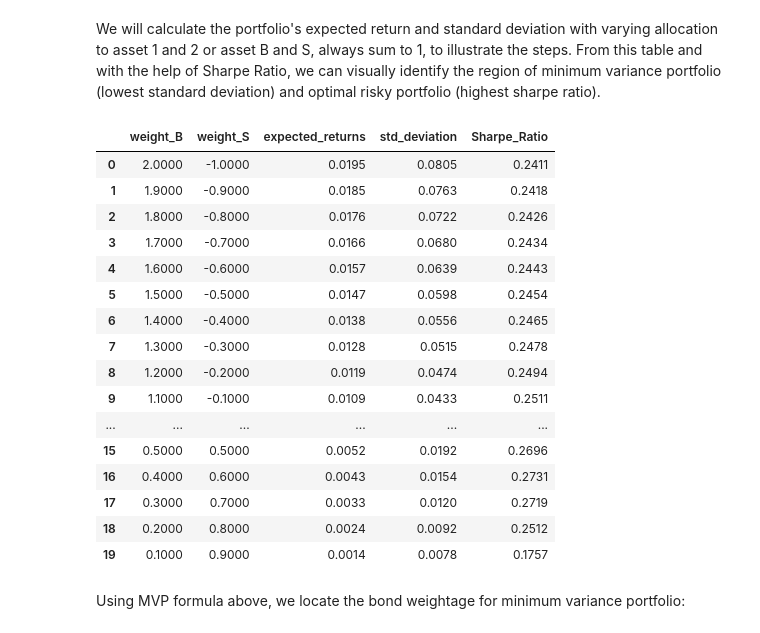
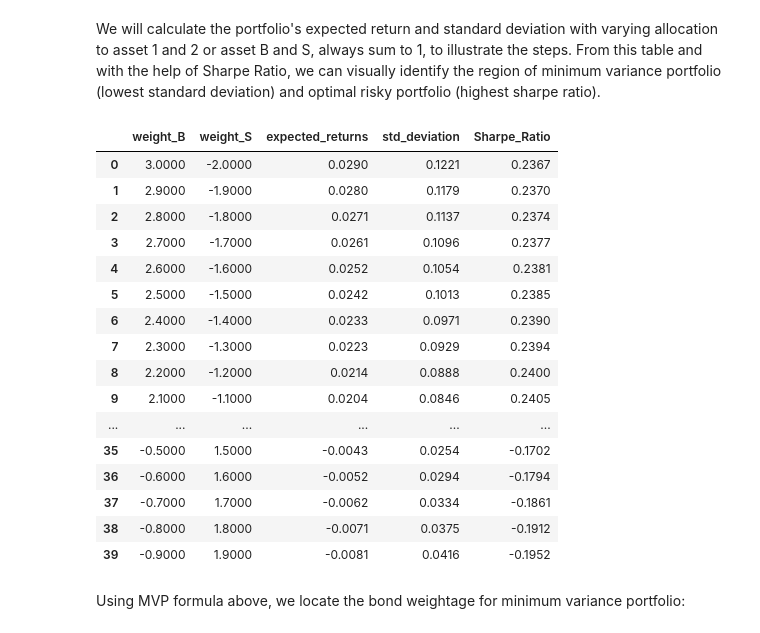
Before and after one commit to anthonyng2/NYP_IAPM, a Jupyter notebook: IAPM 2016 ICA 2 Key Solution.ipynb, the cells around one changed output. Cells and saved outputs as stored; diff of their text form; code cells hidden in the pictures.

```diff
--- a/IAPM 2016 ICA 2 Key Solution.ipynb
+++ b/IAPM 2016 ICA 2 Key Solution.ipynb
@@ -360,36 +360,36 @@ pd.set_option('display.float_format', lambda x: '%.4f' % x)
 # %% [markdown]
 We will calculate the portfolio's expected return and standard deviation with varying allocation to asset 1 and 2 or asset B and S, always sum to 1, to illustrate the steps. From this table and with the help of Sharpe Ratio, we can visually identify the region of minimum variance portfolio (lowest standard deviation) and optimal risky portfolio (highest sharpe ratio).
 # %%
-w = np.arange(-1, 1., 0.1)
+w = np.arange(-2, 2., 0.1)
 res = pd.DataFrame({'weight_S':w,
                     'weight_B':1 - w})
 res['expected_returns'] = res['weight_S'] * summary_stats['Average'][asset_1] + \
                           res['weight_B'] * summary_stats['Average'][asset_2]
 res['std_deviation'] = np.sqrt((res['weight_B'] * summary_stats['Standard_Deviation'][asset_2]) ** 2 + \
                                (res['weight_S'] * summary_stats['Standard_Deviation'][asset_1]) ** 2 + \
                                2 * (res['weight_B'] * summary_stats['Standard_Deviation'][asset_2]) * \
                                    (res['weight_S'] * summary_stats['Standard_Deviation'][asset_1]) * \
                                    corr_mat[asset_1][asset_2])
 res['Sharpe_Ratio'] = (res['expected_returns'] - summary_stats['Average']['Tbill']) / res['std_deviation']
 res
 # %% [output]
 |  | weight_B | weight_S | expected_returns | std_deviation | Sharpe_Ratio |
-| 0 | 2.0000 | -1.0000 | 0.0195 | 0.0805 | 0.2411 |
-| 1 | 1.9000 | -0.9000 | 0.0185 | 0.0763 | 0.2418 |
-| 2 | 1.8000 | -0.8000 | 0.0176 | 0.0722 | 0.2426 |
-| 3 | 1.7000 | -0.7000 | 0.0166 | 0.0680 | 0.2434 |
-| 4 | 1.6000 | -0.6000 | 0.0157 | 0.0639 | 0.2443 |
-| 5 | 1.5000 | -0.5000 | 0.0147 | 0.0598 | 0.2454 |
-| 6 | 1.4000 | -0.4000 | 0.0138 | 0.0556 | 0.2465 |
-| 7 | 1.3000 | -0.3000 | 0.0128 | 0.0515 | 0.2478 |
-| 8 | 1.2000 | -0.2000 | 0.0119 | 0.0474 | 0.2494 |
-| 9 | 1.1000 | -0.1000 | 0.0109 | 0.0433 | 0.2511 |
+| 0 | 3.0000 | -2.0000 | 0.0290 | 0.1221 | 0.2367 |
+| 1 | 2.9000 | -1.9000 | 0.0280 | 0.1179 | 0.2370 |
+| 2 | 2.8000 | -1.8000 | 0.0271 | 0.1137 | 0.2374 |
+| 3 | 2.7000 | -1.7000 | 0.0261 | 0.1096 | 0.2377 |
+| 4 | 2.6000 | -1.6000 | 0.0252 | 0.1054 | 0.2381 |
+| 5 | 2.5000 | -1.5000 | 0.0242 | 0.1013 | 0.2385 |
+| 6 | 2.4000 | -1.4000 | 0.0233 | 0.0971 | 0.2390 |
+| 7 | 2.3000 | -1.3000 | 0.0223 | 0.0929 | 0.2394 |
+| 8 | 2.2000 | -1.2000 | 0.0214 | 0.0888 | 0.2400 |
+| 9 | 2.1000 | -1.1000 | 0.0204 | 0.0846 | 0.2405 |
 | ... | ... | ... | ... | ... | ... |
-| 15 | 0.5000 | 0.5000 | 0.0052 | 0.0192 | 0.2696 |
-| 16 | 0.4000 | 0.6000 | 0.0043 | 0.0154 | 0.2731 |
-| 17 | 0.3000 | 0.7000 | 0.0033 | 0.0120 | 0.2719 |
-| 18 | 0.2000 | 0.8000 | 0.0024 | 0.0092 | 0.2512 |
-| 19 | 0.1000 | 0.9000 | 0.0014 | 0.0078 | 0.1757 |
+| 35 | -0.5000 | 1.5000 | -0.0043 | 0.0254 | -0.1702 |
+| 36 | -0.6000 | 1.6000 | -0.0052 | 0.0294 | -0.1794 |
+| 37 | -0.7000 | 1.7000 | -0.0062 | 0.0334 | -0.1861 |
+| 38 | -0.8000 | 1.8000 | -0.0071 | 0.0375 | -0.1912 |
+| 39 | -0.9000 | 1.9000 | -0.0081 | 0.0416 | -0.1952 |
 # %% [markdown]
 Using MVP formula above, we locate the bond weightage for minimum variance portfolio:
 # %%
```
Also changed, not shown: parts of 2 cells of this notebook.
